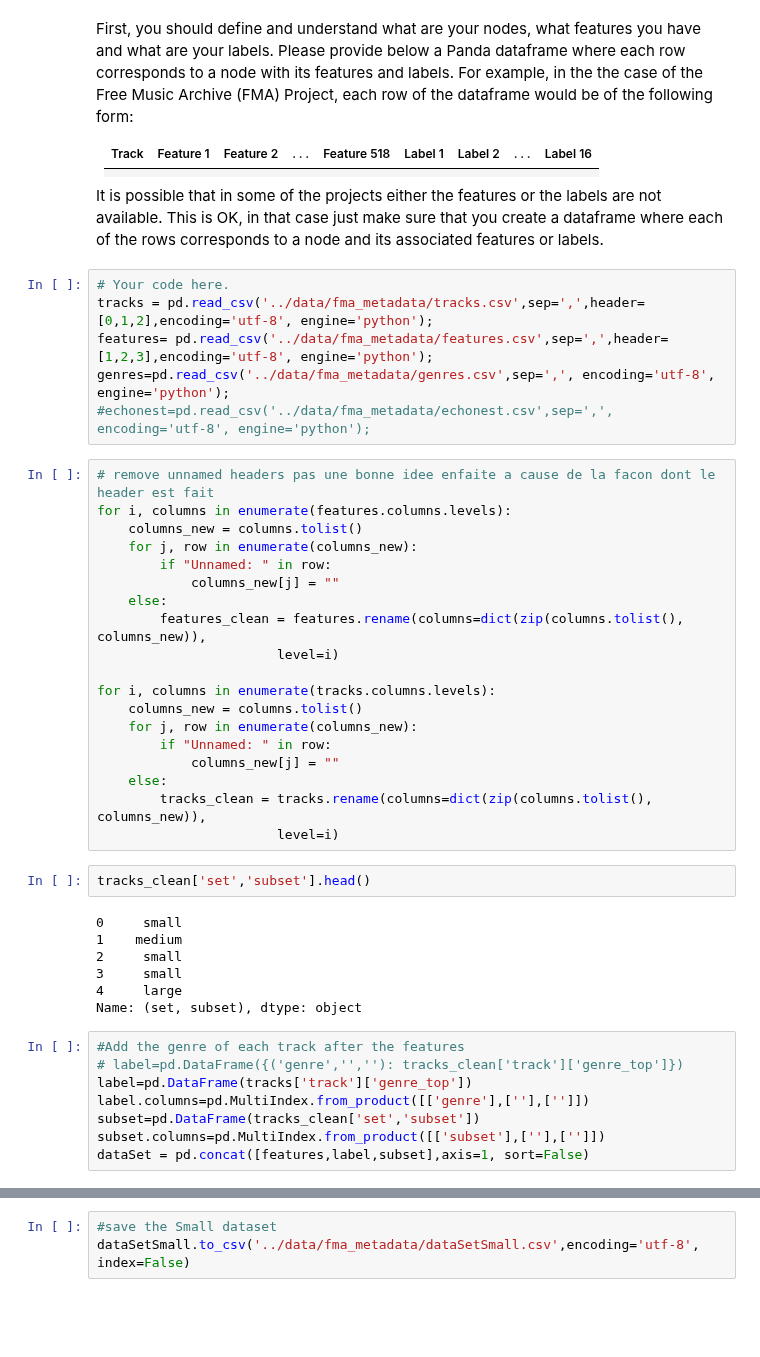
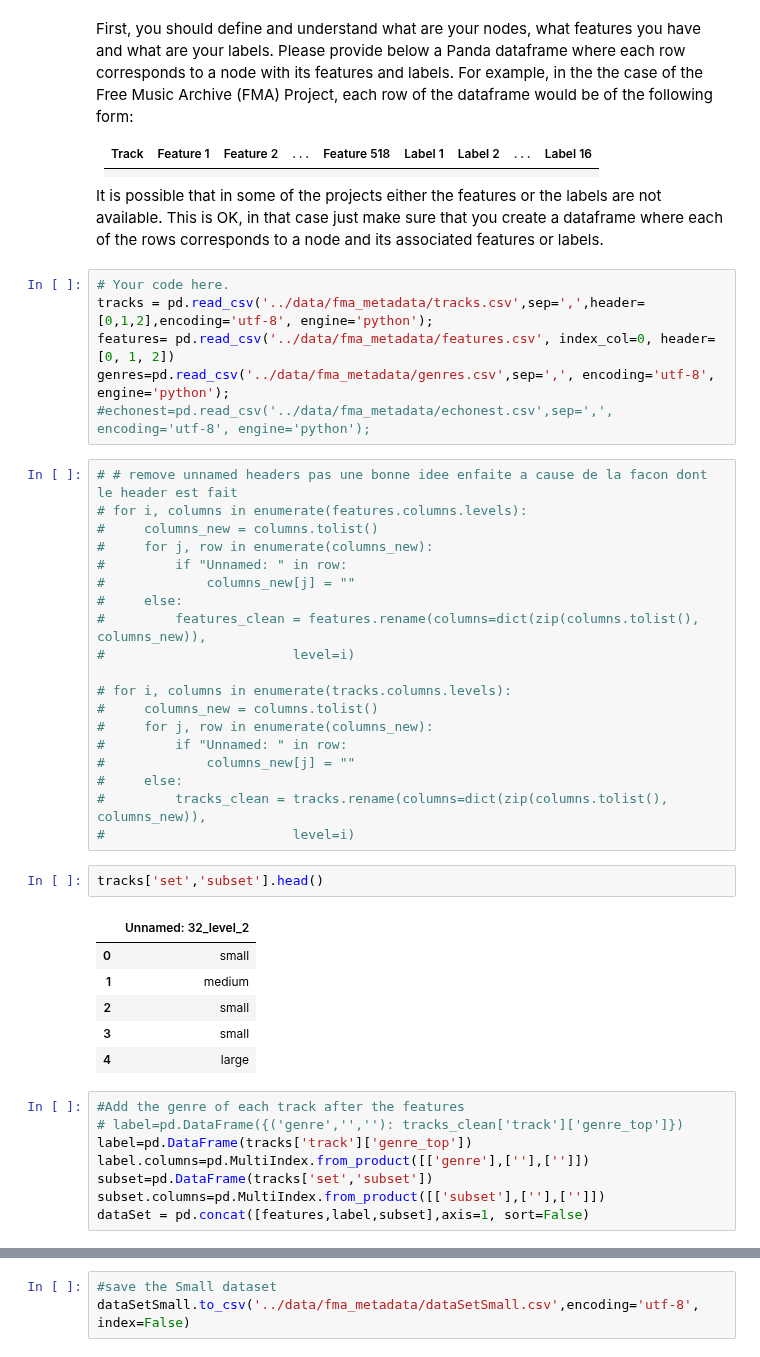
Before and after one commit to TTimTT/NTDS_Project, a Jupyter notebook: milestones_1/Joachim_1_network_properties.ipynb, the cells around one changed output, grey strips where cells are left out. Saved outputs shown, nothing was run; the diff lists cells and outputs as text; blank space fills up the shorter version.

```diff
--- a/milestones_1/Joachim_1_network_properties.ipynb
+++ b/milestones_1/Joachim_1_network_properties.ipynb
@@ -45,43 +45,43 @@ It is possible that in some of the projects either the features or the labels ar
 # %%
 # Your code here.
 tracks = pd.read_csv('../data/fma_metadata/tracks.csv',sep=',',header=[0,1,2],encoding='utf-8', engine='python');
-features= pd.read_csv('../data/fma_metadata/features.csv',sep=',',header=[1,2,3],encoding='utf-8', engine='python');
+features= pd.read_csv('../data/fma_metadata/features.csv', index_col=0, header=[0, 1, 2])
 genres=pd.read_csv('../data/fma_metadata/genres.csv',sep=',', encoding='utf-8', engine='python');
 #echonest=pd.read_csv('../data/fma_metadata/echonest.csv',sep=',', encoding='utf-8', engine='python');
 # %%
-# remove unnamed headers pas une bonne idee enfaite a cause de la facon dont le header est fait
-for i, columns in enumerate(features.columns.levels):
-    columns_new = columns.tolist()
-    for j, row in enumerate(columns_new):
-        if "Unnamed: " in row:
-            columns_new[j] = ""
-    else:
-        features_clean = features.rename(columns=dict(zip(columns.tolist(), columns_new)),
-                       level=i)
+# # remove unnamed headers pas une bonne idee enfaite a cause de la facon dont le header est fait
+# for i, columns in enumerate(features.columns.levels):
+#     columns_new = columns.tolist()
+#     for j, row in enumerate(columns_new):
+#         if "Unnamed: " in row:
+#             columns_new[j] = ""
+#     else:
+#         features_clean = features.rename(columns=dict(zip(columns.tolist(), columns_new)),
+#                        level=i)
 
-for i, columns in enumerate(tracks.columns.levels):
-    columns_new = columns.tolist()
-    for j, row in enumerate(columns_new):
-        if "Unnamed: " in row:
-            columns_new[j] = ""
-    else:
-        tracks_clean = tracks.rename(columns=dict(zip(columns.tolist(), columns_new)),
-                       level=i)
+# for i, columns in enumerate(tracks.columns.levels):
+#     columns_new = columns.tolist()
+#     for j, row in enumerate(columns_new):
+#         if "Unnamed: " in row:
+#             columns_new[j] = ""
+#     else:
+#         tracks_clean = tracks.rename(columns=dict(zip(columns.tolist(), columns_new)),
+#                        level=i)
 # %%
-tracks_clean['set','subset'].head()
+tracks['set','subset'].head()
 # %% [output]
-0     small
-1    medium
-2     small
-3     small
-4     large
-Name: (set, subset), dtype: object
+|  | Unnamed: 32_level_2 |
+| 0 | small |
+| 1 | medium |
+| 2 | small |
+| 3 | small |
+| 4 | large |
 # %%
 #Add the genre of each track after the features
 # label=pd.DataFrame({('genre','',''): tracks_clean['track']['genre_top']})
 label=pd.DataFrame(tracks['track']['genre_top'])
 label.columns=pd.MultiIndex.from_product([['genre'],[''],['']])
-subset=pd.DataFrame(tracks_clean['set','subset'])
+subset=pd.DataFrame(tracks['set','subset'])
 subset.columns=pd.MultiIndex.from_product([['subset'],[''],['']])
 dataSet = pd.concat([features,label,subset],axis=1, sort=False)
 # %%
```
Also changed, not shown: parts of 10 cells of this notebook.
